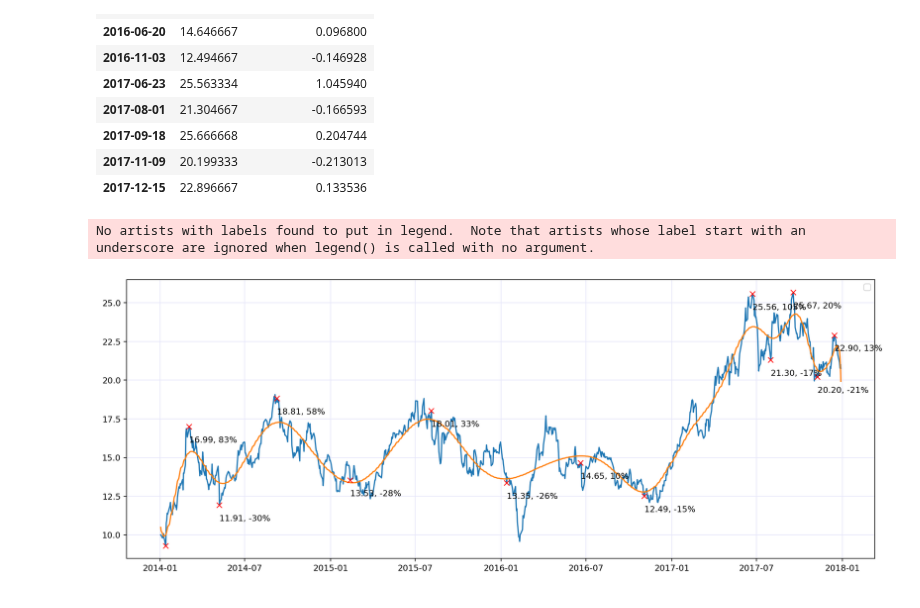
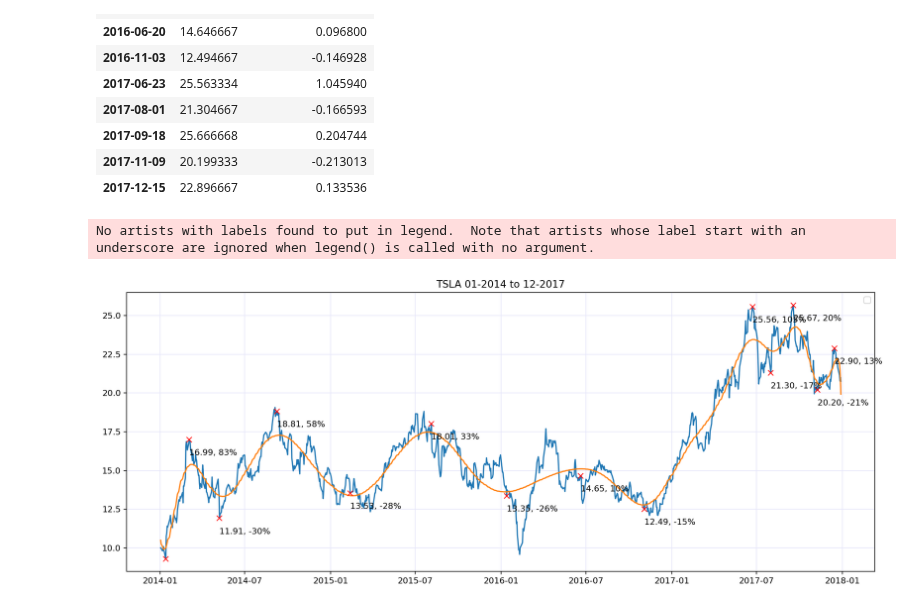
Before and after one commit to taliah-hl/stock-analyser, a Jupyter notebook: app/stock_ma_and_percantage.ipynb, the cells around one changed output. Cells and saved outputs as stored; diff of their text form; code cells hidden in the pictures.

```diff
--- a/app/stock_ma_and_percantage.ipynb
+++ b/app/stock_ma_and_percantage.ipynb
@@ -264,18 +264,19 @@ local_extrema
 # %%
 # plot local extrema
 plt.figure(figsize=(16, 6), dpi=160)
 plt.plot(stock_data['Close'])
 plt.plot(smoothed_data)
 
 plt.plot(local_extrema['price'], "x", color='red')
 for date, extrema, percent in zip(local_extrema.index, local_extrema['price'], local_extrema['percentage change']):
     plt.annotate("{:.2f}".format(extrema)
                  + ", {:.0%}".format(percent), (date, extrema-1), fontsize=10)
 plt.legend()
 
 plt.grid(which='major', color='lavender')
 plt.grid(which='minor', color='lavender')
+plt.title('TSLA 01-2014 to 12-2017')
 plt.show()
 # %% [output]
 No artists with labels found to put in legend.  Note that artists whose label start with an underscore are ignored when legend() is called with no argument.
-[figure, old version]
+[figure, new version]
```
